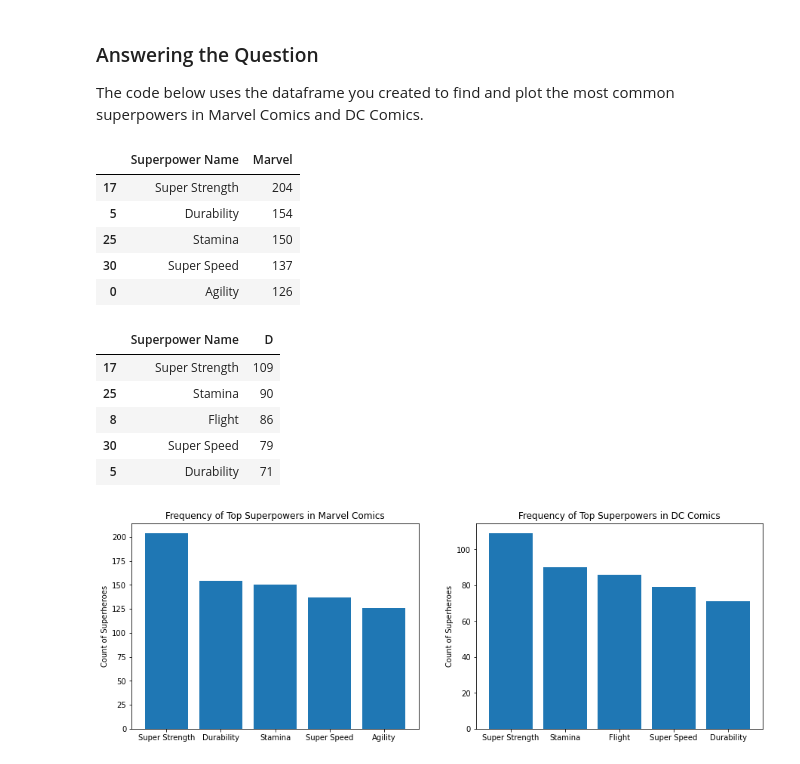
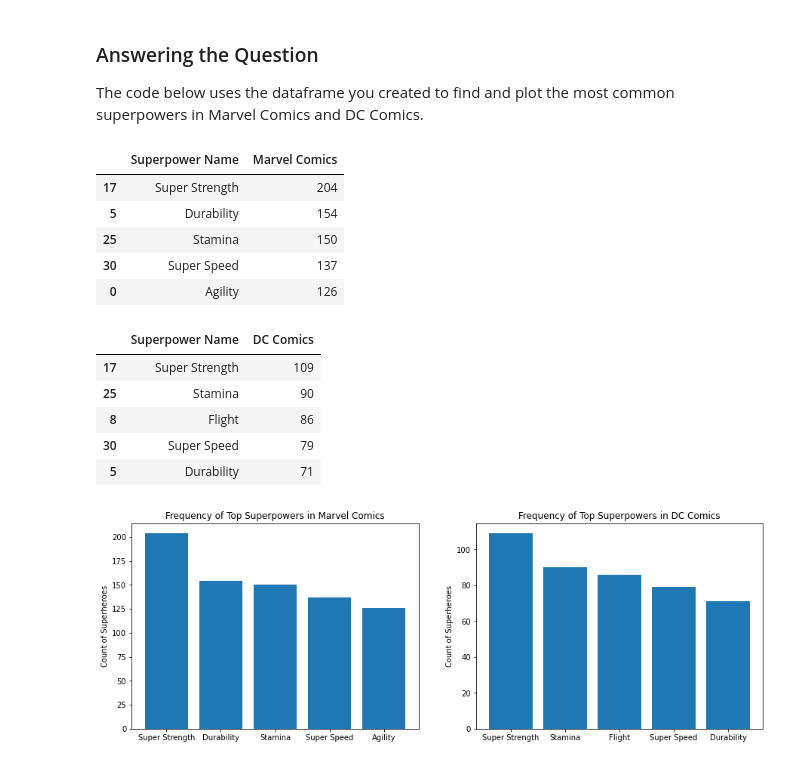
Before and after one commit to mikeyo4800/dsc-pandas-data-cleaning-lab, a Jupyter notebook: index.ipynb, the cells around one changed output. Saved outputs shown, nothing was run; the diff lists cells and outputs as text; code cells hidden in the pictures.

```diff
--- a/index.ipynb
+++ b/index.ipynb
@@ -302,4 +291,5 @@ Now, implement your chosen strategy using code. (You can also check the solution
 # %%
 # Your code here
 
-heroes_df.Publisher.fillna('Unknown', inplace=True)
+heroes_df.dropna(subset=['Publisher'], inplace=True)
+heroes_df[heroes_df['Publisher'].isna()]
@@ -367,11 +361,9 @@ There's two marvel categories and two DC categories.
 # %% [markdown]
 Now, write some code to handle these cases. If you're not sure where to start, look at the pandas documentation for [replacing values](https://pandas.pydata.org/pandas-docs/stable/reference/api/pandas.Series.replace.html) and [stripping off whitespace](https://pandas.pydata.org/pandas-docs/stable/reference/api/pandas.Series.str.strip.html).
-# %%
-# Your code here
-
-heroes_df.Publisher = heroes_df.Publisher.str.strip()
-heroes_df.Publisher = heroes_df.Publisher.str.strip('Comics')
-heroes_df.Publisher = heroes_df.Publisher.str.strip(' ')
+# %%
+# Your code here
+heroes_df.Publisher.replace(' DC Comics', 'DC Comics', inplace=True)
+heroes_df.Publisher.replace('Marvel', 'Marvel Comics', inplace=True)
 # %% [markdown]
 Check your work below:
 # %%
@@ -710,8 +705,8 @@ Don't worry if the rows or columns are in a different order, all that matters is
 ***Hint:*** refer to the [documentation for `.groupby`](https://pandas.pydata.org/pandas-docs/stable/reference/api/pandas.DataFrame.groupby.html) and treat each publisher as a group.
 # %%
 # Your code here (create more cells as needed)
-only_publishers = heroes_and_powers_df[(heroes_and_powers_df['Publisher'] == 'D') |
-                                      (heroes_and_powers_df['Publisher'] == 'Marvel')]
+only_publishers = heroes_and_powers_df[(heroes_and_powers_df['Publisher'] == 'DC Comics') |
+                                      (heroes_and_powers_df['Publisher'] == 'Marvel Comics')]
 
 
 question_3 = only_publishers.groupby('Publisher')[powers_t.columns].sum()
@@ -719,5 +714,5 @@ question_3_df = question_3.transpose()
 question_3_df.columns.name = None
 question_3_df.index.name = 'Superpower Name'
 question_3_df.reset_index(inplace=True)
-question_3_df.columns
+question_3_df
 # %% [output]
@@ -742,11 +758,11 @@ The code below uses the dataframe you created to find and plot the most common s
 # %%
 # Run this cell without changes
 
-marvel_most_common = question_3_df.drop("D", axis=1)
-marvel_most_common = marvel_most_common.sort_values(by="Marvel", ascending=False)[:5]
+marvel_most_common = question_3_df.drop("DC Comics", axis=1)
+marvel_most_common = marvel_most_common.sort_values(by="Marvel Comics", ascending=False)[:5]
 marvel_most_common
 # %% [output]
-|  | Superpower Name | Marvel |
+|  | Superpower Name | Marvel Comics |
 | 17 | Super Strength | 204 |
 | 5 | Durability | 154 |
 | 25 | Stamina | 150 |
@@ -755,11 +771,11 @@ marvel_most_common
 # %%
 # Run this cell without changes
 
-dc_most_common = question_3_df.drop("Marvel", axis=1)
-dc_most_common = dc_most_common.sort_values(by="D", ascending=False)[:5]
+dc_most_common = question_3_df.drop("Marvel Comics", axis=1)
+dc_most_common = dc_most_common.sort_values(by="DC Comics", ascending=False)[:5]
 dc_most_common
 # %% [output]
-|  | Superpower Name | D |
+|  | Superpower Name | DC Comics |
 | 17 | Super Strength | 109 |
 | 25 | Stamina | 90 |
 | 8 | Flight | 86 |
```
Also changed, not shown: parts of 43 cells of this notebook.
